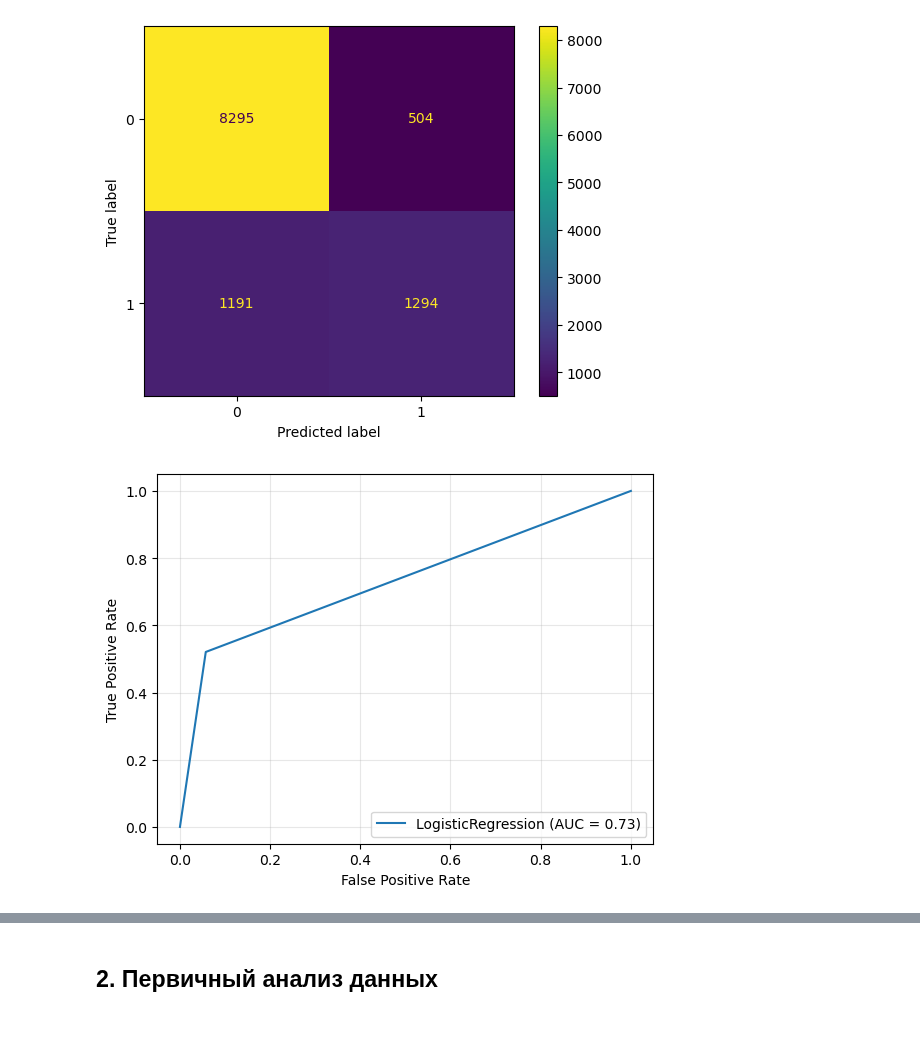
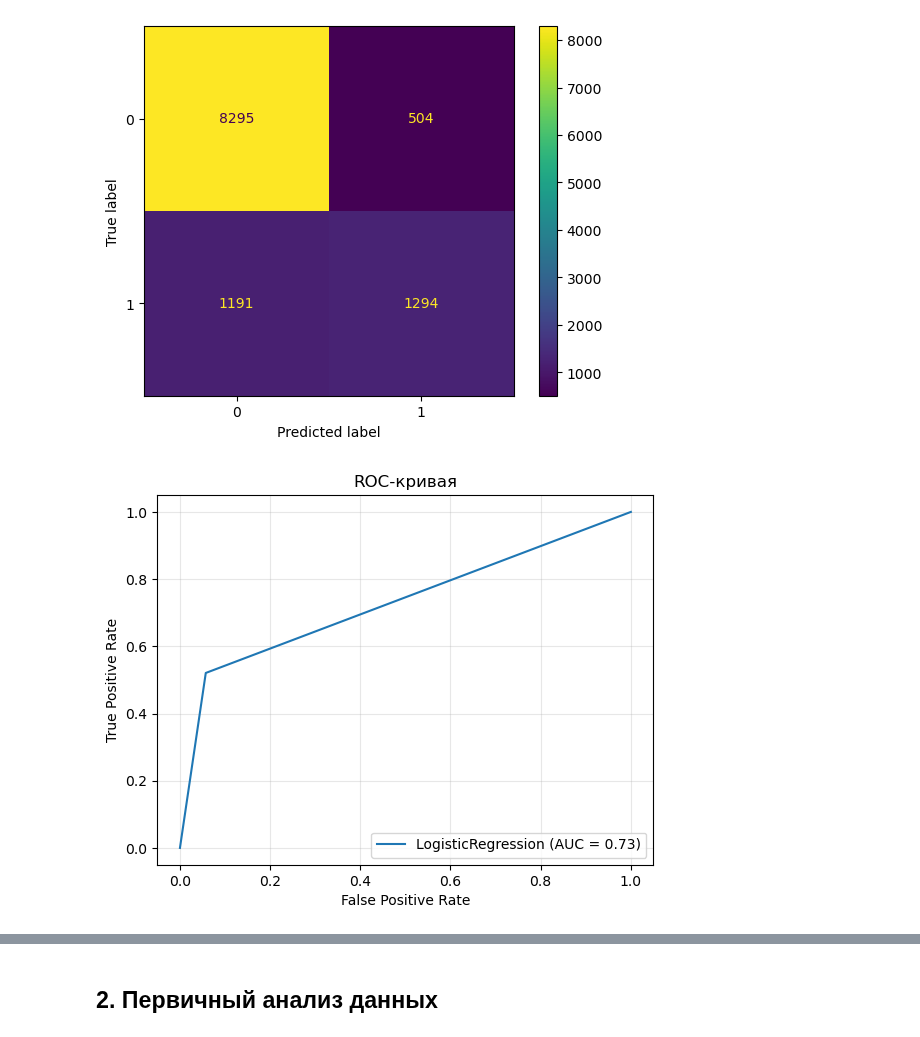
Before and after one commit to dnlygvtv/Python_for_Data_Science_HWs, a Jupyter notebook: HW/HW_9.ipynb, the cells around one changed output, grey strips where cells are left out. Saved outputs shown, nothing was run; the diff lists cells and outputs as text; code cells hidden in the pictures.

```diff
--- a/HW/HW_9.ipynb
+++ b/HW/HW_9.ipynb
@@ -160,13 +160,14 @@ plt.show();
 # %%
 fpr, tpr, thresholds = roc_curve(y_test, pred_test)
 display = RocCurveDisplay(fpr=fpr, tpr=tpr
                           , roc_auc=auc(fpr, tpr)
                           , estimator_name='LogisticRegression')
 display.plot()
+plt.title('ROC-кривая')
 plt.grid(True, alpha=.3)
 plt.show()
 # %% [output]
-[figure, old version]
+[figure, new version]
 # %%
 pr, r, _ = precision_recall_curve(y_test, pred_proba_test[:, 1])            # для класса 1
 
```
Also changed, not shown: parts of 20 cells of this notebook, 1 other file.
